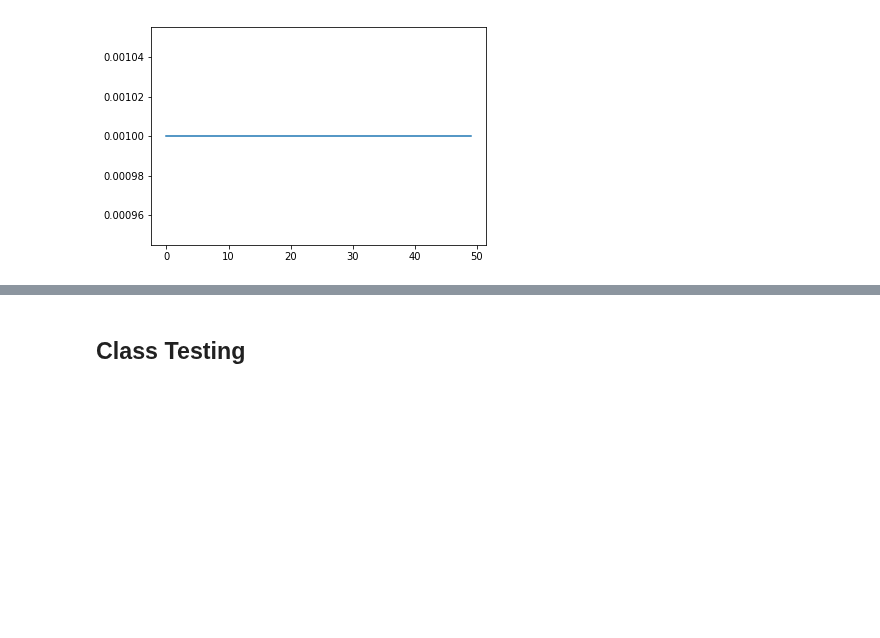
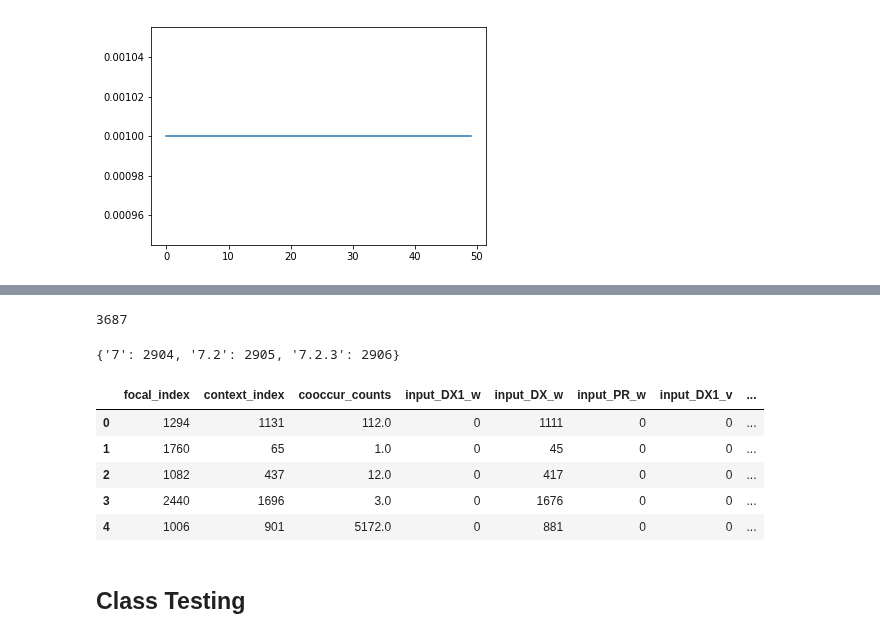
Before and after one commit to wenshuoliu/DLproj, a Jupyter notebook: NRD/GloVe_multi_space.ipynb, the cells around one changed output, grey strips where cells are left out. Cells and saved outputs as stored; diff of their text form; code cells hidden in the pictures; blank space fills up the shorter version.

```diff
--- a/NRD/GloVe_multi_space.ipynb
+++ b/NRD/GloVe_multi_space.ipynb
@@ -64,5 +66,5 @@ PRs = ['PR'+str(n) for n in range(1, n_PR+1)]
 # %%
-preprocessed = preprocess(all_df, DX_rarecutpoint=10, PR_rarecutpoint=5)
+preprocessed = preprocess(all_df, DX_rarecutpoint=10, PR_rarecutpoint=10)
 # %%
 all_df = preprocessed['int_df']
 # %%
@@ -361,3 +388,20 @@ class Masking(Layer):
+# %%
+len(parent_pairs)
+# %% [output]
+3687
+# %%
+dx1_ccs_dict
+# %% [output]
+{'7': 2904, '7.2': 2905, '7.2.3': 2906}
+# %%
+input_X.head()
+# %% [output]
+|  | focal_index | context_index | cooccur_counts | input_DX1_w | input_DX_w | input_PR_w | input_DX1_v | ... |
+| 0 | 1294 | 1131 | 112.0 | 0 | 1111 | 0 | 0 | ... |
+| 1 | 1760 | 65 | 1.0 | 0 | 45 | 0 | 0 | ... |
+| 2 | 1082 | 437 | 12.0 | 0 | 417 | 0 | 0 | ... |
+| 3 | 2440 | 1696 | 3.0 | 0 | 1676 | 0 | 0 | ... |
+| 4 | 1006 | 901 | 5172.0 | 0 | 881 | 0 | 0 | ... |
 # %% [markdown]
 ## Class Testing
 # %%
```
Also changed, not shown: parts of 76 cells of this notebook, 16 other files.
